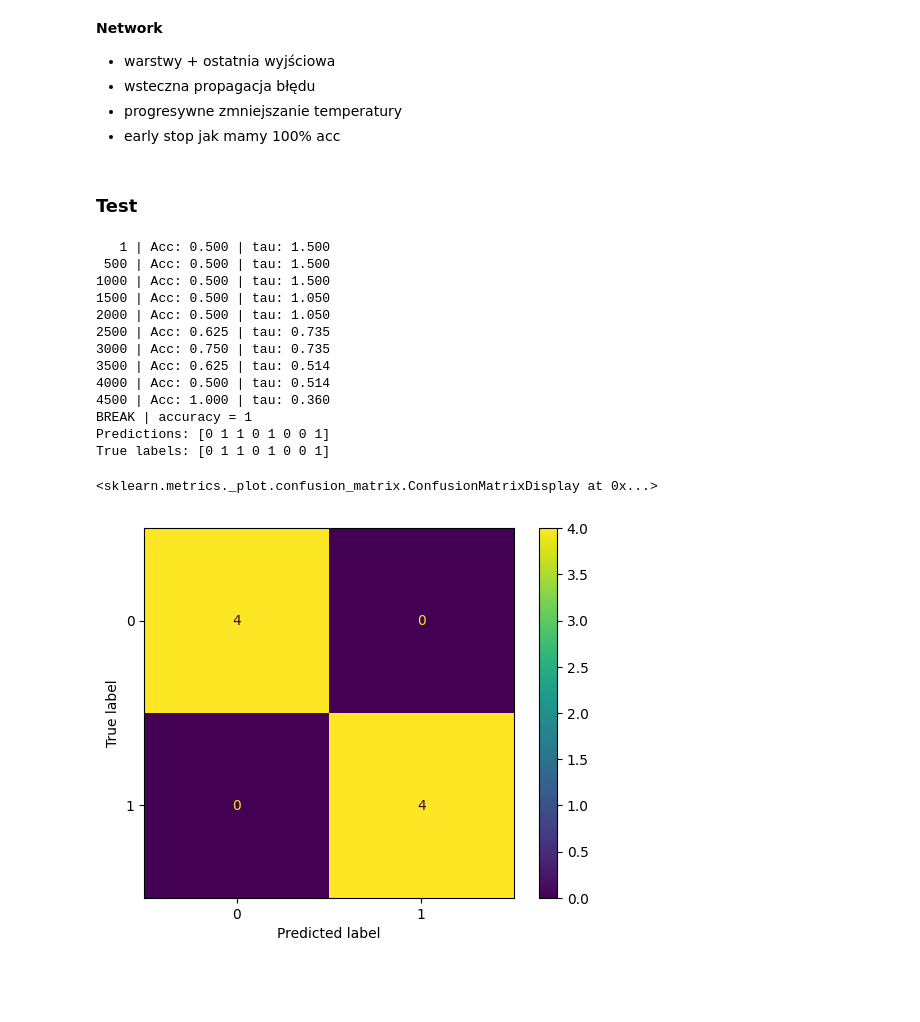
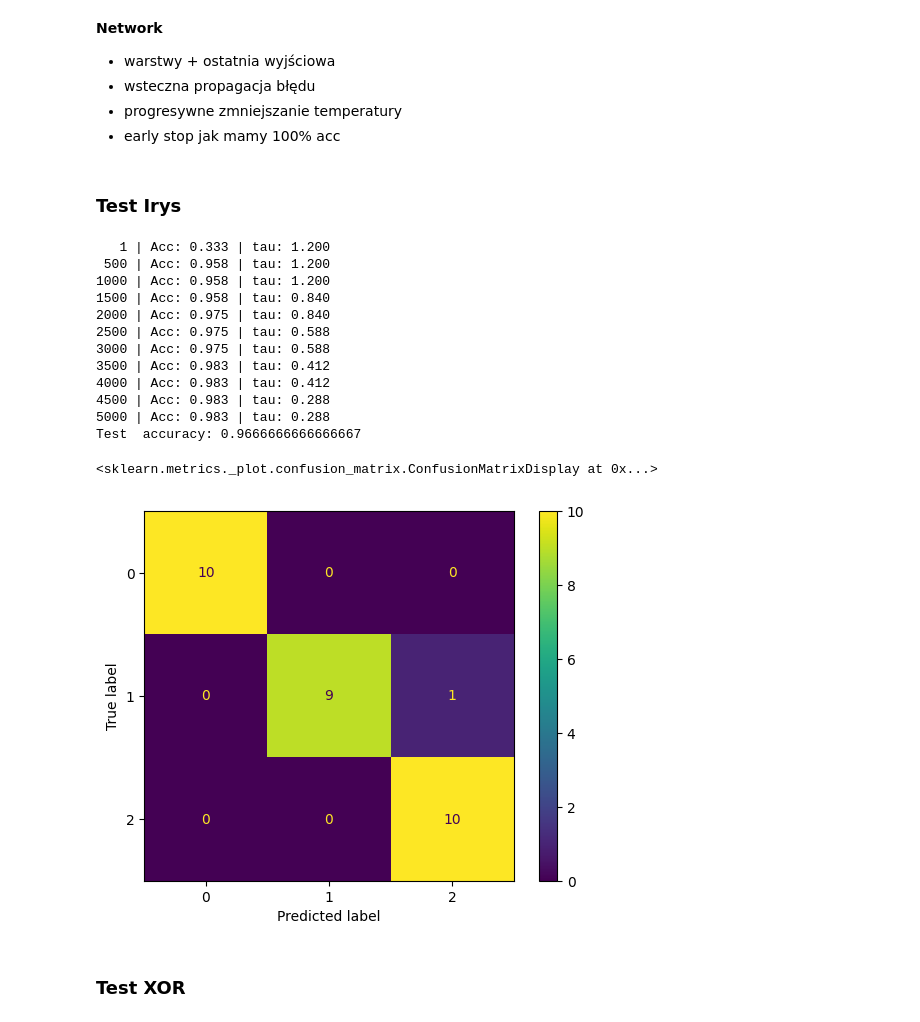
Before and after one commit to Lecrut/ai-ml_studies, a Jupyter notebook: metody_sztucznej_itenligencji/lab_5.ipynb, the cells around one changed output. Saved outputs shown, nothing was run; the diff lists cells and outputs as text; code cells hidden in the pictures; blank space fills up the shorter version.

```diff
--- a/metody_sztucznej_itenligencji/lab_5.ipynb
+++ b/metody_sztucznej_itenligencji/lab_5.ipynb
@@ -207,48 +210,50 @@ class LogicGatesNetwork:
     def predict(self, X):
         return self.forward(np.asarray(X, dtype=np.float32)).argmax(axis=1)
 # %% [markdown]
-### **Test**
+### **Test Irys**
 # %%
-X = np.array([
-    [0,0,0],
-    [0,0,1],
-    [0,1,0],
-    [0,1,1],
-    [1,0,0],
-    [1,0,1],
-    [1,1,0],
-    [1,1,1]
-], dtype=np.float32)
+iris = load_iris()
+X_cont = iris.data
+y = iris.target
 
-y = np.array([0,1,1,0,1,0,0,1])
+kb = KBinsDiscretizer(n_bins=3, encode='ordinal', strategy='quantile')
+X_binned = kb.fit_transform(X_cont)
+
+one_hot_encoder = OneHotEncoder(dtype=int)
+X = one_hot_encoder.fit_transform(X_binned).toarray()
+
+X_train, X_test, y_train, y_test = train_test_split(
+    X, y, test_size=0.2, random_state=42, stratify=y
+)
 
 model = LogicGatesNetwork(
-    input_bits=3,
-    hidden_layers=[32, 32],
+    input_bits=X_train.shape[1],
+    hidden_layers=[48, 48, 48],
+    num_classes=3,
     ops_per_class=16,
-    temperature=1.5
+    temperature=1.2
 )
-model.fit(X, y, epochs=5000, lr=1.0)
 
-acc = accuracy_score(y, model.predict(X))
+model.fit(X_train, y_train, epochs=5000, lr=1.0)
 
-pred = model.predict(X)
-print("Predictions:", pred)
-print("True labels:", y)
-ConfusionMatrixDisplay.from_predictions(y, pred)
+y_pred = model.predict(X_test)
+
+print("Test  accuracy:", accuracy_score(y_test, y_pred))
+ConfusionMatrixDisplay.from_predictions(y_test, y_pred)
 # %% [output]
-   1 | Acc: 0.500 | tau: 1.500
- 500 | Acc: 0.500 | tau: 1.500
-1000 | Acc: 0.500 | tau: 1.500
-1500 | Acc: 0.500 | tau: 1.050
-2000 | Acc: 0.500 | tau: 1.050
-2500 | Acc: 0.625 | tau: 0.735
-3000 | Acc: 0.750 | tau: 0.735
-3500 | Acc: 0.625 | tau: 0.514
-4000 | Acc: 0.500 | tau: 0.514
-4500 | Acc: 1.000 | tau: 0.360
-BREAK | accuracy = 1
-Predictions: [0 1 1 0 1 0 0 1]
-True labels: [0 1 1 0 1 0 0 1]
+   1 | Acc: 0.333 | tau: 1.200
+ 500 | Acc: 0.958 | tau: 1.200
+1000 | Acc: 0.958 | tau: 1.200
+1500 | Acc: 0.958 | tau: 0.840
+2000 | Acc: 0.975 | tau: 0.840
+2500 | Acc: 0.975 | tau: 0.588
+3000 | Acc: 0.975 | tau: 0.588
+3500 | Acc: 0.983 | tau: 0.412
+4000 | Acc: 0.983 | tau: 0.412
+4500 | Acc: 0.983 | tau: 0.288
+5000 | Acc: 0.983 | tau: 0.288
+Test  accuracy: 0.9666666666666667
 <sklearn.metrics._plot.confusion_matrix.ConfusionMatrixDisplay at 0x...>
-[figure, old version]
+[figure, new version]
+# %% [markdown]
+### **Test XOR**
```
Also changed, not shown: parts of 2 cells of this notebook.
